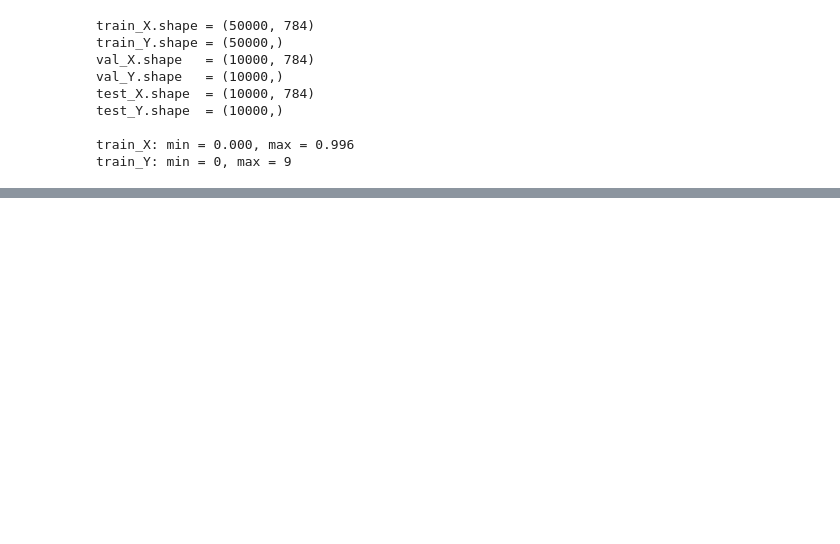
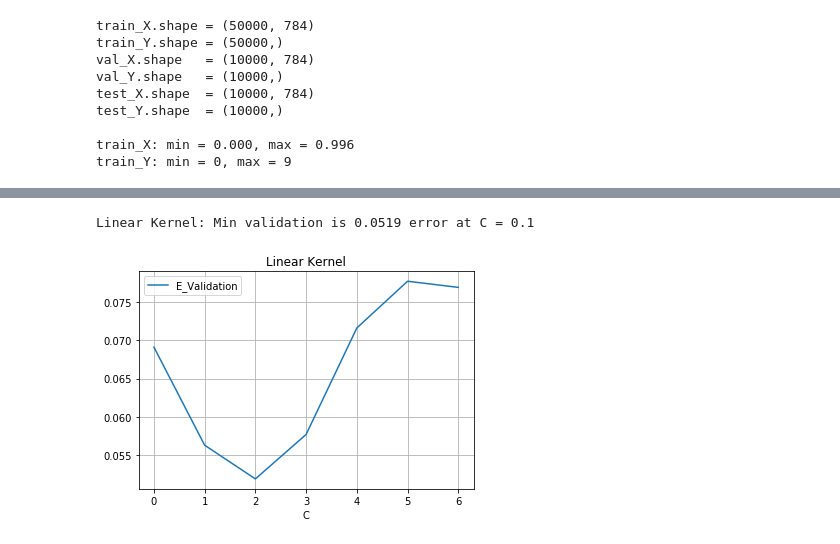
Before and after one commit to bason1999qn/Final_Machine_Learning, a Jupyter notebook: SVM_run.ipynb, the cells around one changed output, grey strips where cells are left out. Saved outputs shown, nothing was run; the diff lists cells and outputs as text; code cells hidden in the pictures; blank space fills up the shorter version.

```diff
--- a/SVM_run.ipynb
+++ b/SVM_run.ipynb
@@ -126,0 +244,3 @@ weighted avg       0.94      0.94      0.94     10000
+# %%
+df_1 = pd.read_csv('result_linear.csv')
+df_1
@@ -126,0 +256,16 @@ weighted avg       0.94      0.94      0.94     10000
+# %%
+#Find C (min Validation error at C_min)
+min_E_linear = df_1.min(axis=0)['E_Validation']
+index_min1 = df_1.index[df_1['E_Validation'] == min_E_linear].tolist()
+C_min_linear = df_1.iloc[index_min1[0]]['C']
+
+#Plot line
+df_1['C'] = range(0,7)
+df_1.plot.line(x='C', y='E_Validation', title = "Linear Kernel", grid = True)
+
+
+print("Linear Kernel: Min validation is {} error at C = {}"
+      .format(min_E_linear, C_min_linear))
+# %% [output]
+Linear Kernel: Min validation is 0.0519 error at C = 0.1
+[figure, added]
```
Also changed, not shown: parts of 37 cells of this notebook.
